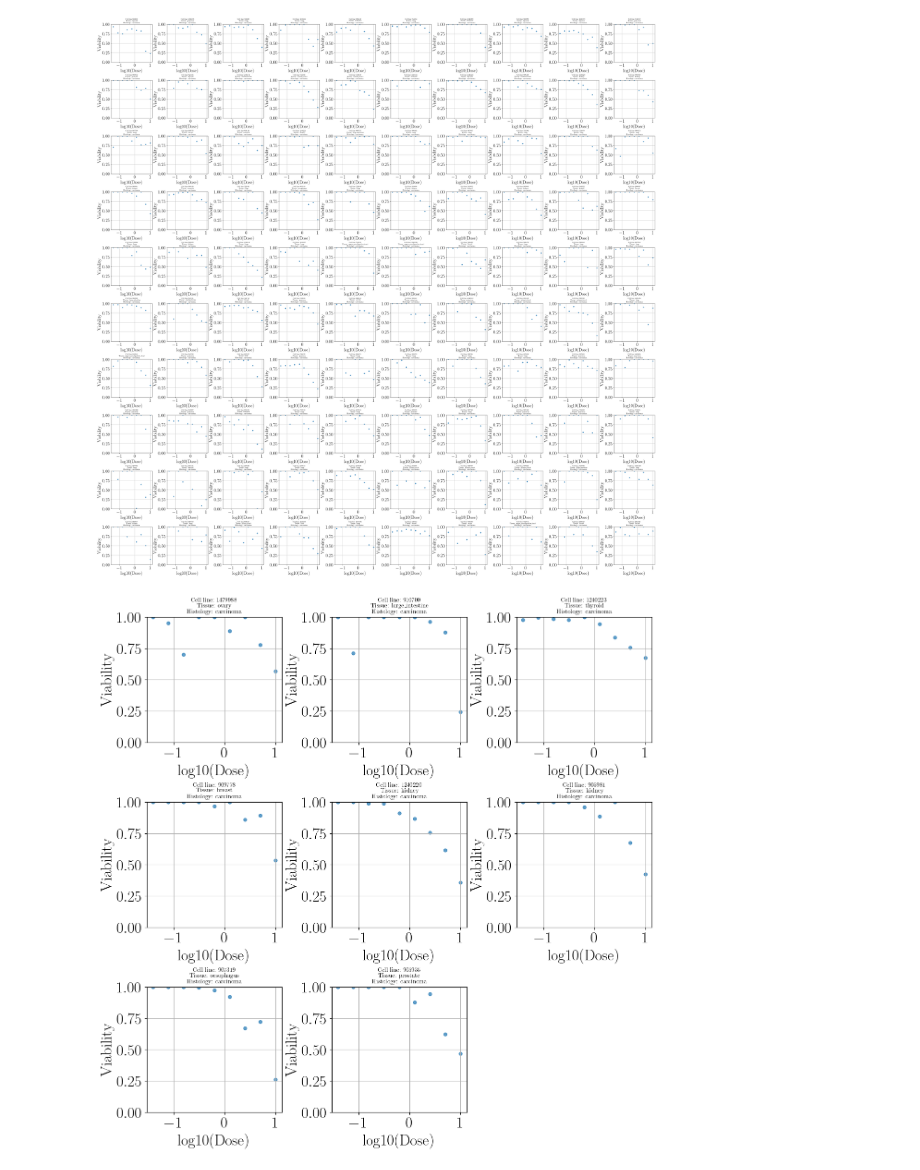
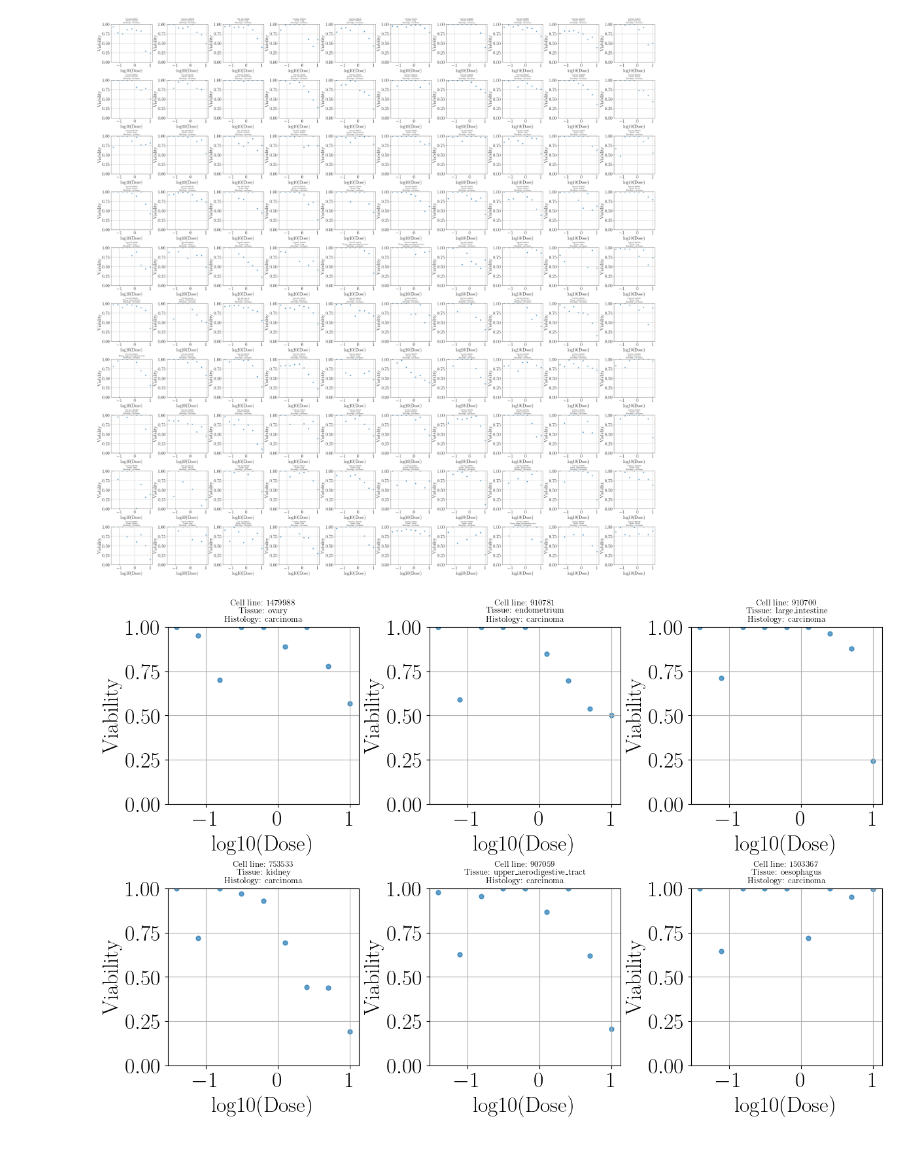
Before and after one commit to joshuarooijakkers/robust_conjugate_MOGP, a Jupyter notebook: experiments/cisplatin/EDA.ipynb, the cells around one changed output. Cells and saved outputs as stored; diff of their text form; code cells hidden in the pictures.

```diff
--- a/experiments/cisplatin/EDA.ipynb
+++ b/experiments/cisplatin/EDA.ipynb
@@ -23,7 +23,7 @@ plt.rcParams.update({
     'lines.markersize': 5
 })
 # %%
-df = pd.read_csv('cisplatin_GDSC2.csv')
+df = pd.read_csv('cisplatin_GDSC1.csv')
 df
 # %% [output]
 |  | Unnamed: 0 | drug | cell_line | name | tissue | histology | log10_dose | viability |
@@ -245,33 +245,33 @@ def plot_selected_cell_lines(df, cell_lines, max_plots=20):
         df_n = df[df['cell_line'] == cell_line]
 
         ax = axes[i]
         ax.scatter(df_n['log10_dose'], df_n['viability'], alpha=0.7)
 
         # Extract metadata: take the first row for tissue/histology
         row_info = df_n.iloc[0]
         name = row_info['cell_line']
         tissue = row_info['tissue']
         histology = row_info['histology']
 
         # Multi-line title with smaller font
         title_text = f"Cell line: {name}\nTissue: {tissue}\nHistology: {histology}"
         ax.set_title(title_text, fontsize=9, loc='center')
 
         ax.set_xlabel('log10(Dose)')
         ax.set_ylabel('Viability')
         ax.grid(True)
         ax.set_ylim(0, 1)
 
     # Hide unused subplots
     for j in range(k, len(axes)):
         fig.delaxes(axes[j])
 
     plt.show()
 
 # chosen_cell_lines = [907058, 906999, 910781, 909745, 910700, 753533, 907059, 908470, 1503367, 987586, 1479988, 910780, 687586, 724825]
-# chosen_cell_lines = [1479988, 910781, 910700, 753533, 907059, 1503367]
-chosen_cell_lines = [1479988, 910700, 1240223, 909778, 1240220, 905981, 907319, 905935]
+chosen_cell_lines = [1479988, 910781, 910700, 753533, 907059, 1503367]
+# chosen_cell_lines = [1479988, 910700, 1240223, 909778, 1240220, 905981, 907319, 905935]
 
 plot_selected_cell_lines(df, chosen_cell_lines)
 # %% [output]
-[figure, old version]
+[figure, new version]
```
Also changed, not shown: parts of 1 cell of this notebook, 4 other files.
